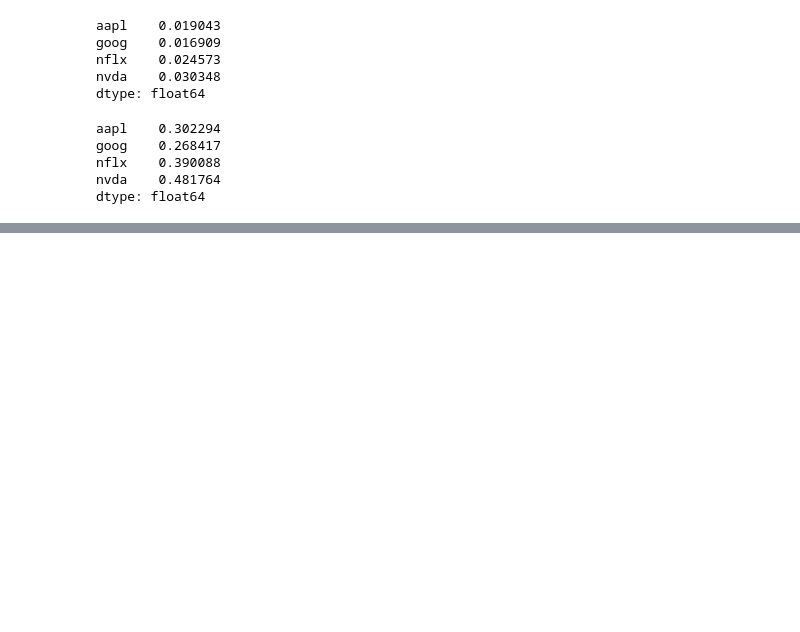
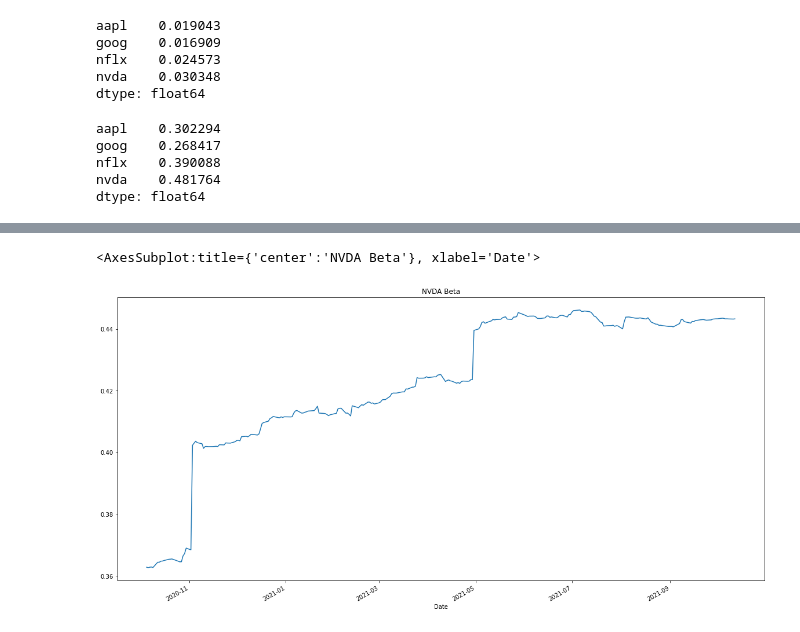
Before and after one commit to stevegvogel/P-cubed-project-10-12-21, a Jupyter notebook: Proposed Portfolio P Cubed_Part3.ipynb, the cells around one changed output, grey strips where cells are left out. Cells and saved outputs as stored; diff of their text form; code cells hidden in the pictures; blank space fills up the shorter version.

```diff
--- a/Proposed Portfolio P Cubed_Part3.ipynb
+++ b/Proposed Portfolio P Cubed_Part3.ipynb
@@ -233,0 +280,15 @@ dtype: float64
+# %%
+# Calculate covariance of a single portfolio
+covariance = df_daily_returns["aapl"].rolling(window=1000).cov(df_daily_returns["nvda"])
+
+# Calculate variance of S&P TSX
+variance = df_daily_returns["nvda"].rolling(1000).var()
+
+# Computing beta
+beta = covariance / variance
+
+# Plot beta trend
+beta.plot(figsize=(20, 10), title="NVDA Beta")
+# %% [output]
+<AxesSubplot:title={'center':'NVDA Beta'}, xlabel='Date'>
+[figure, added]
```
Also changed, not shown: parts of 7 cells of this notebook, 1 other file.
